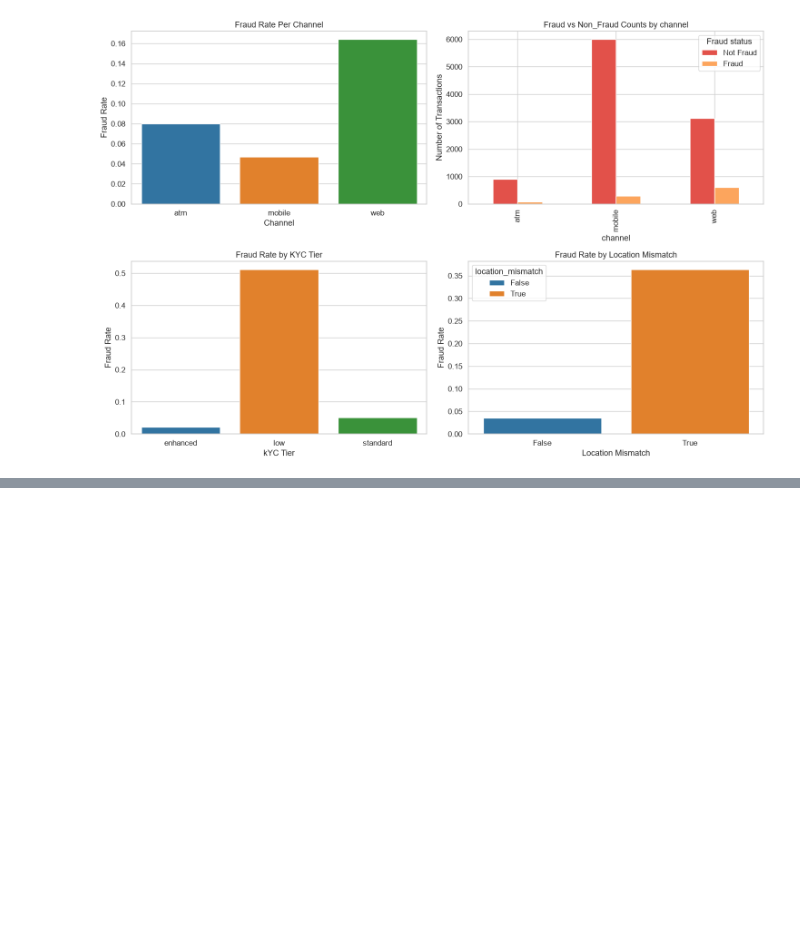
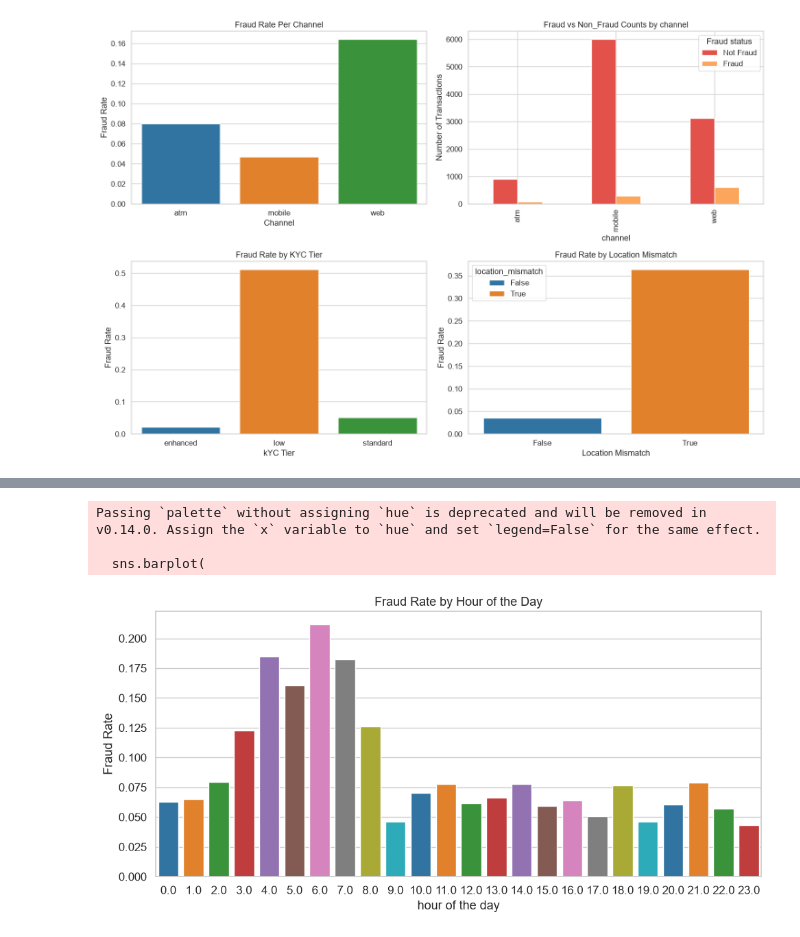
Before and after one commit to Oyekemi247/Fraudulent_Transaction_Detection_for_Finlora_Company, a Jupyter notebook: Notebooks/Exploratory.ipynb, the cells around one changed output, grey strips where cells are left out. Saved outputs shown, nothing was run; the diff lists cells and outputs as text; code cells hidden in the pictures; blank space fills up the shorter version.

```diff
--- a/Notebooks/Exploratory.ipynb
+++ b/Notebooks/Exploratory.ipynb
@@ -221,0 +276,43 @@ plt.show()
+# %%
+cleaned_customer_transaction_data['timestamp'] = pd.to_datetime(
+    cleaned_customer_transaction_data['timestamp'],
+    format='mixed',
+    errors='coerce',
+    utc=True
+)
+# %%
+cleaned_customer_transaction_data['timestamp'] = pd.to_datetime(cleaned_customer_transaction_data['timestamp'])
+# Extract time-based features
+cleaned_customer_transaction_data['hour'] = cleaned_customer_transaction_data['timestamp'].dt.hour
+cleaned_customer_transaction_data['day_of_week'] = cleaned_customer_transaction_data['timestamp'].dt.dayofweek
+cleaned_customer_transaction_data['is weekend']=(cleaned_customer_transaction_data['day_of_week'] >= 5).astype(int)
+cleaned_customer_transaction_data['month'] = cleaned_customer_transaction_data['timestamp'].dt.month
+
+#Fraud by hour
+fraud_by_hour =(
+    cleaned_customer_transaction_data.groupby('hour')['is_fraud']
+    .mean()
+    .reset_index()
+)
+
+# plot
+plt.figure(figsize=(10, 5))
+
+sns.barplot(
+    data=fraud_by_hour,
+    x='hour',
+    y='is_fraud',
+    palette='tab10'
+)
+
+plt.xlabel('hour of the day')
+plt.ylabel('Fraud Rate')
+plt.title('Fraud Rate by Hour of the Day')
+
+plt.tight_layout()
+plt.show()
+# %% [output]
+Passing `palette` without assigning `hue` is deprecated and will be removed in v0.14.0. Assign the `x` variable to `hue` and set `legend=False` for the same effect.
+
+  sns.barplot(
+[figure, added]
```
Also changed, not shown: parts of 14 cells of this notebook, 3 other files.
